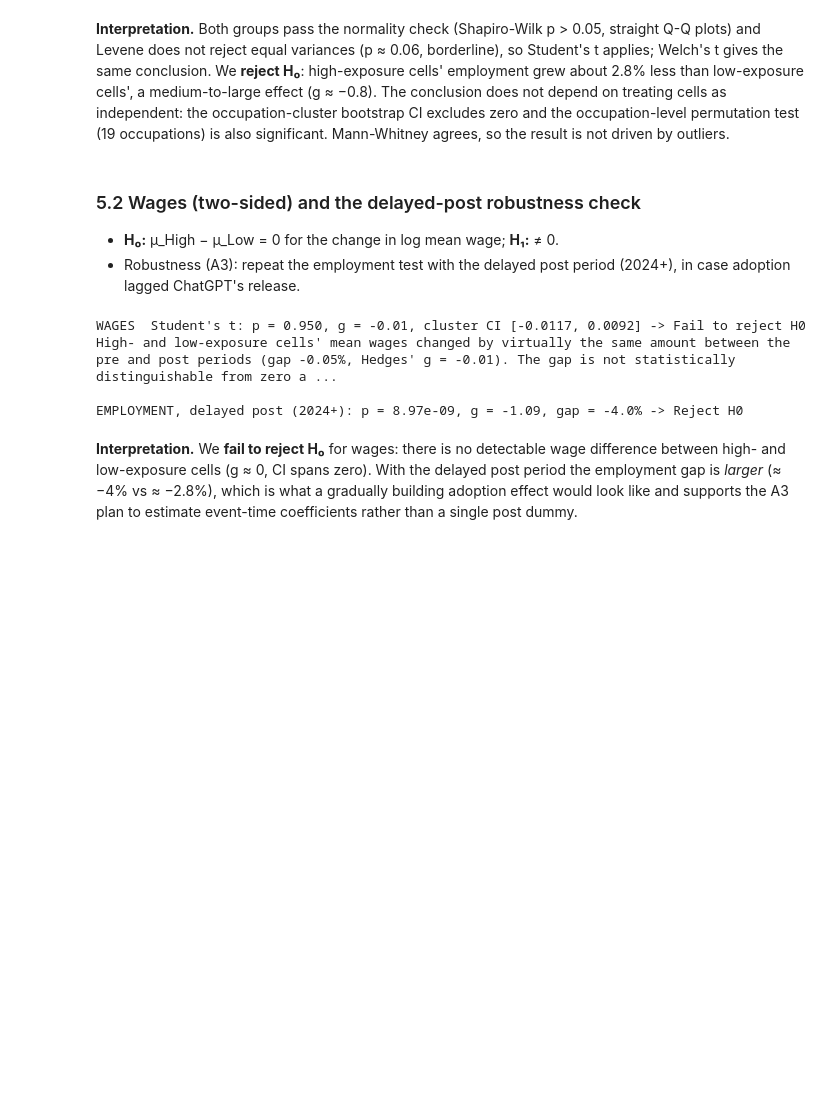
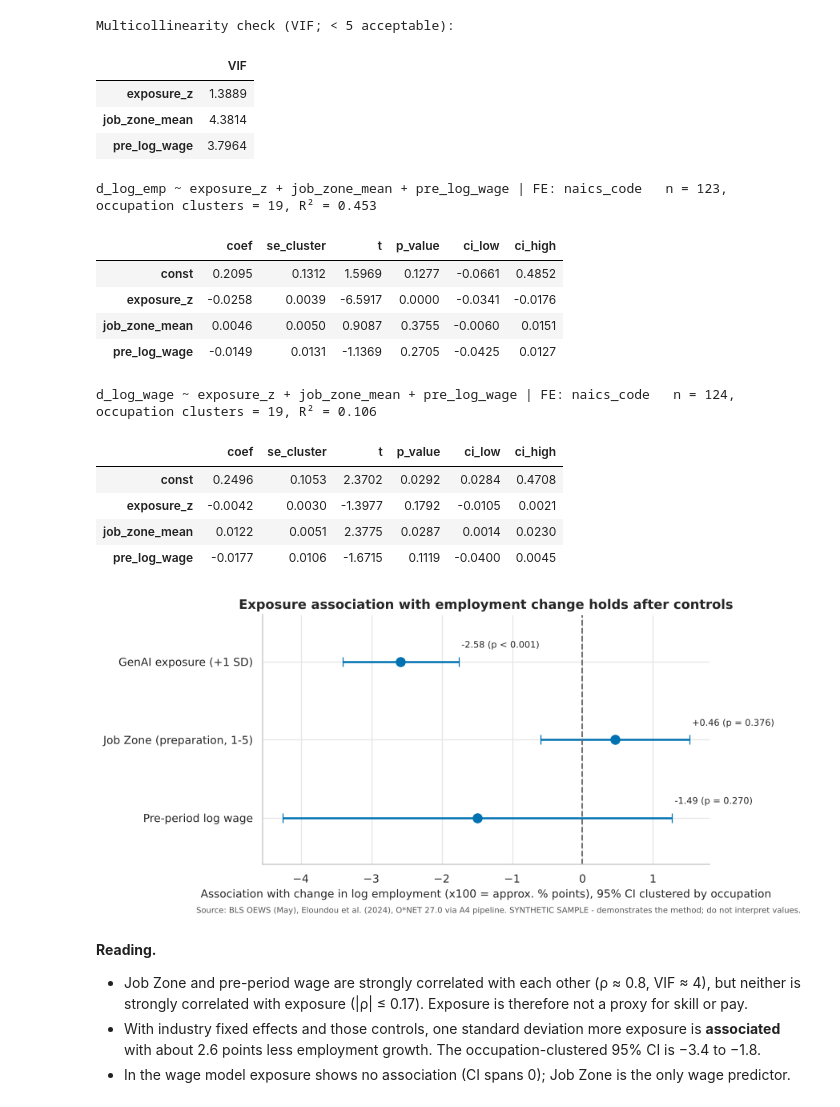
Before and after one commit to migfergu/ba-portfolio--practice-, a Jupyter notebook: notebooks/02_eda.ipynb, the cells around one changed output. Saved outputs shown, nothing was run; the diff lists cells and outputs as text; code cells hidden in the pictures; blank space fills up the shorter version.

```diff
--- a/notebooks/02_eda.ipynb
+++ b/notebooks/02_eda.ipynb
@@ -262,23 +268,35 @@ plots.plot_group_test(cells, "d_log_emp", t_emp, FIG / "fig08_hypothesis_test_em
-# %% [markdown]
-**Interpretation.** Both groups pass the normality check (Shapiro-Wilk p > 0.05, straight Q-Q plots) and Levene does not reject equal variances (p ≈ 0.06, borderline), so Student's t applies; Welch's t gives the same conclusion. We **reject H₀**: high-exposure cells' employment grew about 2.8% less than low-exposure cells', a medium-to-large effect (g ≈ −0.8). The conclusion does not depend on treating cells as independent: the occupation-cluster bootstrap CI excludes zero and the occupation-level permutation test (19 occupations) is also significant. Mann-Whitney agrees, so the result is not driven by outliers.
+# %%
+X = ["exposure_z", "job_zone_mean", "pre_log_wage"]
+print("Multicollinearity check (VIF; < 5 acceptable):")
+display(inference.vif(cells, X).to_frame())
+m_emp = inference.ols_cluster(cells, "d_log_emp", X, fixed_effects=["naics_code"])
+m_wage = inference.ols_cluster(cells, "d_log_wage", X, fixed_effects=["naics_code"])
+for m in (m_emp, m_wage):
+    print(f"\n{m.formula}   n = {m.n_obs}, occupation clusters = {m.n_clusters}, R² = {m.r2:.3f}")
+    display(m.table)
+plots.plot_coefficients(m_emp.table, report.LABELS, path=FIG / "fig07_model_coefficients.png",
+                        source_mode=panel.attrs["source_mode"]);
+# %% [output]
+Multicollinearity check (VIF; < 5 acceptable):
+|  | VIF |
+| exposure_z | 1.3889 |
+| job_zone_mean | 4.3814 |
+| pre_log_wage | 3.7964 |
+d_log_emp ~ exposure_z + job_zone_mean + pre_log_wage | FE: naics_code   n = 123, occupation clusters = 19, R² = 0.453
+|  | coef | se_cluster | t | p_value | ci_low | ci_high |
+| const | 0.2095 | 0.1312 | 1.5969 | 0.1277 | -0.0661 | 0.4852 |
+| exposure_z | -0.0258 | 0.0039 | -6.5917 | 0.0000 | -0.0341 | -0.0176 |
+| job_zone_mean | 0.0046 | 0.0050 | 0.9087 | 0.3755 | -0.0060 | 0.0151 |
+| pre_log_wage | -0.0149 | 0.0131 | -1.1369 | 0.2705 | -0.0425 | 0.0127 |
+d_log_wage ~ exposure_z + job_zone_mean + pre_log_wage | FE: naics_code   n = 124, occupation clusters = 19, R² = 0.106
+|  | coef | se_cluster | t | p_value | ci_low | ci_high |
+| const | 0.2496 | 0.1053 | 2.3702 | 0.0292 | 0.0284 | 0.4708 |
+| exposure_z | -0.0042 | 0.0030 | -1.3977 | 0.1792 | -0.0105 | 0.0021 |
+| job_zone_mean | 0.0122 | 0.0051 | 2.3775 | 0.0287 | 0.0014 | 0.0230 |
+| pre_log_wage | -0.0177 | 0.0106 | -1.6715 | 0.1119 | -0.0400 | 0.0045 |
+[figure, added]
 # %% [markdown]
-### 5.2 Wages (two-sided) and the delayed-post robustness check
-
-* **H₀:** μ_High − μ_Low = 0 for the change in log mean wage; **H₁:** ≠ 0.
-* Robustness (A3): repeat the employment test with the delayed post period (2024+), in case adoption lagged ChatGPT's release.
+**Reading.**
+* Job Zone and pre-period wage are strongly correlated with each other (ρ ≈ 0.8, VIF ≈ 4), but neither is strongly correlated with exposure (|ρ| ≤ 0.17). Exposure is therefore not a proxy for skill or pay.
+* With industry fixed effects and those controls, one standard deviation more exposure is **associated** with about 2.6 points less employment growth. The occupation-clustered 95% CI is −3.4 to −1.8.
+* In the wage model exposure shows no association (CI spans 0); Job Zone is the only wage predictor.
-# %%
-t_wage = inference.exposure_group_test(cells, "d_log_wage", alternative="two-sided")
-print(f"WAGES  {t_wage.test_used}: p = {t_wage.p_value:.3f}, g = {t_wage.hedges_g:.2f}, cluster CI "
-      f"[{t_wage.cluster_ci_low:.4f}, {t_wage.cluster_ci_high:.4f}] -> {t_wage.decision}")
-print(t_wage.interpretation)
-cells_delayed = describe.cell_changes(panel, post_col="post_delayed")
-t_del = inference.exposure_group_test(cells_delayed, "d_log_emp", alternative="less")
-print(f"\nEMPLOYMENT, delayed post (2024+): p = {t_del.p_value:.2e}, g = {t_del.hedges_g:.2f}, "
-      f"gap = {t_del.diff_pct_points:.1f}% -> {t_del.decision}")
-# %% [output]
-WAGES  Student's t: p = 0.950, g = -0.01, cluster CI [-0.0117, 0.0092] -> Fail to reject H0
-High- and low-exposure cells' mean wages changed by virtually the same amount between the pre and post periods (gap -0.05%, Hedges' g = -0.01). The gap is not statistically distinguishable from zero a ...
-
-EMPLOYMENT, delayed post (2024+): p = 8.97e-09, g = -1.09, gap = -4.0% -> Reject H0
-# %% [markdown]
-**Interpretation.** We **fail to reject H₀** for wages: there is no detectable wage difference between high- and low-exposure cells (g ≈ 0, CI spans zero). With the delayed post period the employment gap is *larger* (≈ −4% vs ≈ −2.8%), which is what a gradually building adoption effect would look like and supports the A3 plan to estimate event-time coefficients rather than a single post dummy.
```
Also changed, not shown: parts of 53 cells of this notebook, 33 other files.
